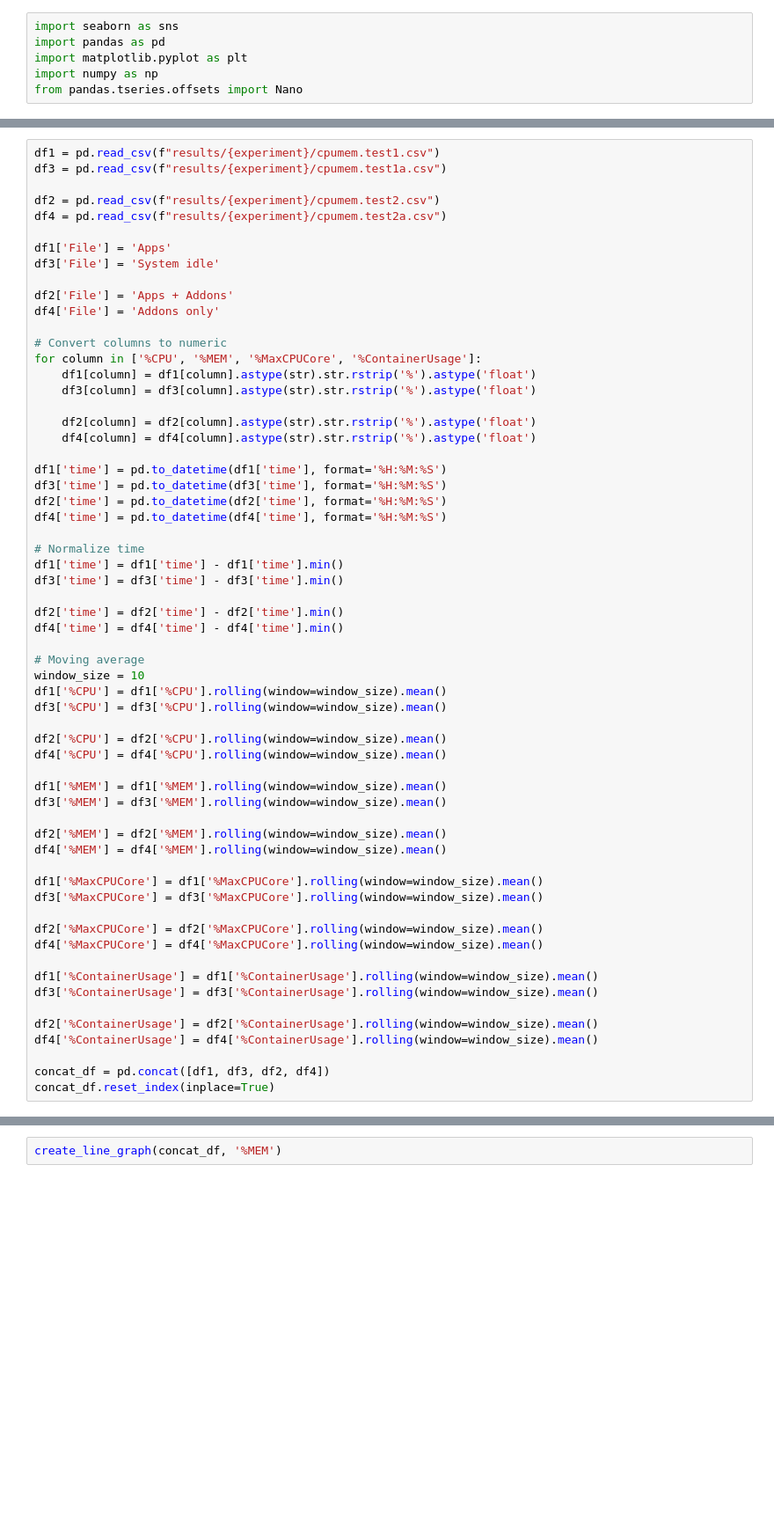
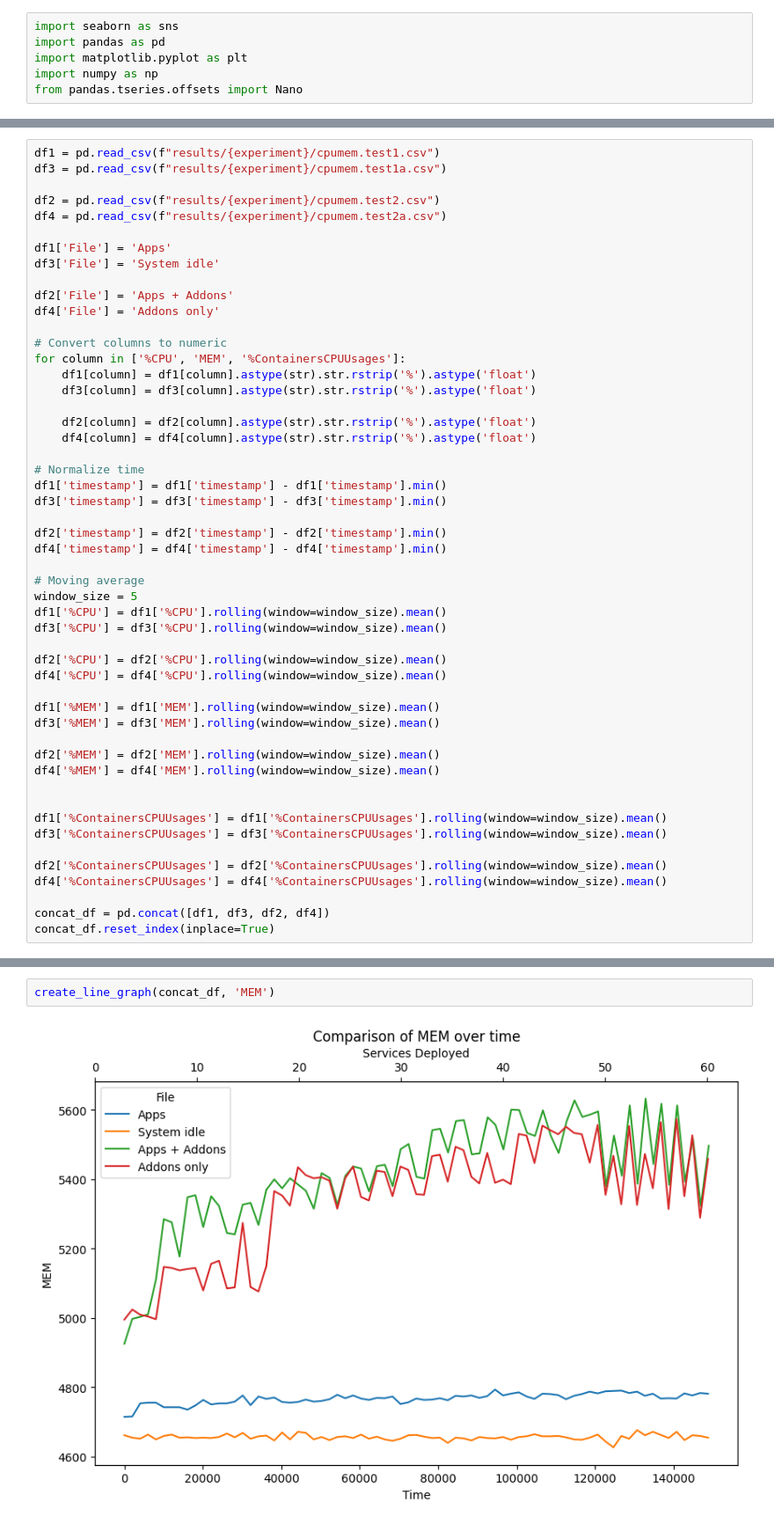
Before and after one commit to oakestra/oakestra, a Jupyter notebook: evaluation/visualization.ipynb, the cells around one changed output, grey strips where cells are left out. Shown: that part at 88% size. Cells and saved outputs as stored; diff of their text form; blank space fills up the shorter version.

```diff
--- a/evaluation/visualization.ipynb
+++ b/evaluation/visualization.ipynb
@@ -55,50 +62,40 @@ df2['File'] = 'Apps + Addons'
 df4['File'] = 'Addons only'
 
 # Convert columns to numeric
-for column in ['%CPU', '%MEM', '%MaxCPUCore', '%ContainerUsage']:
+for column in ['%CPU', 'MEM', '%ContainersCPUUsages']:
     df1[column] = df1[column].astype(str).str.rstrip('%').astype('float')
     df3[column] = df3[column].astype(str).str.rstrip('%').astype('float')
 
     df2[column] = df2[column].astype(str).str.rstrip('%').astype('float')
     df4[column] = df4[column].astype(str).str.rstrip('%').astype('float')
 
-df1['time'] = pd.to_datetime(df1['time'], format='%H:%M:%S')
-df3['time'] = pd.to_datetime(df3['time'], format='%H:%M:%S')
-df2['time'] = pd.to_datetime(df2['time'], format='%H:%M:%S')
-df4['time'] = pd.to_datetime(df4['time'], format='%H:%M:%S')
+# Normalize time
+df1['timestamp'] = df1['timestamp'] - df1['timestamp'].min()
+df3['timestamp'] = df3['timestamp'] - df3['timestamp'].min()
 
-# Normalize time
-df1['time'] = df1['time'] - df1['time'].min()
-df3['time'] = df3['time'] - df3['time'].min()
-
-df2['time'] = df2['time'] - df2['time'].min()
-df4['time'] = df4['time'] - df4['time'].min()
+df2['timestamp'] = df2['timestamp'] - df2['timestamp'].min()
+df4['timestamp'] = df4['timestamp'] - df4['timestamp'].min()
 
 # Moving average
-window_size = 10
+window_size = 5
 df1['%CPU'] = df1['%CPU'].rolling(window=window_size).mean()
 df3['%CPU'] = df3['%CPU'].rolling(window=window_size).mean()
 
 df2['%CPU'] = df2['%CPU'].rolling(window=window_size).mean()
 df4['%CPU'] = df4['%CPU'].rolling(window=window_size).mean()
 
-df1['%MEM'] = df1['%MEM'].rolling(window=window_size).mean()
-df3['%MEM'] = df3['%MEM'].rolling(window=window_size).mean()
+df1['%MEM'] = df1['MEM'].rolling(window=window_size).mean()
+df3['%MEM'] = df3['MEM'].rolling(window=window_size).mean()
 
-df2['%MEM'] = df2['%MEM'].rolling(window=window_size).mean()
-df4['%MEM'] = df4['%MEM'].rolling(window=window_size).mean()
+df2['%MEM'] = df2['MEM'].rolling(window=window_size).mean()
+df4['%MEM'] = df4['MEM'].rolling(window=window_size).mean()
 
-df1['%MaxCPUCore'] = df1['%MaxCPUCore'].rolling(window=window_size).mean()
-df3['%MaxCPUCore'] = df3['%MaxCPUCore'].rolling(window=window_size).mean()
 
-df2['%MaxCPUCore'] = df2['%MaxCPUCore'].rolling(window=window_size).mean()
-df4['%MaxCPUCore'] = df4['%MaxCPUCore'].rolling(window=window_size).mean()
+df1['%ContainersCPUUsages'] = df1['%ContainersCPUUsages'].rolling(window=window_size).mean()
+df3['%ContainersCPUUsages'] = df3['%ContainersCPUUsages'].rolling(window=window_size).mean()
 
-df1['%ContainerUsage'] = df1['%ContainerUsage'].rolling(window=window_size).mean()
-df3['%ContainerUsage'] = df3['%ContainerUsage'].rolling(window=window_size).mean()
-
-df2['%ContainerUsage'] = df2['%ContainerUsage'].rolling(window=window_size).mean()
-df4['%ContainerUsage'] = df4['%ContainerUsage'].rolling(window=window_size).mean()
+df2['%ContainersCPUUsages'] = df2['%ContainersCPUUsages'].rolling(window=window_size).mean()
+df4['%ContainersCPUUsages'] = df4['%ContainersCPUUsages'].rolling(window=window_size).mean()
 
 concat_df = pd.concat([df1, df3, df2, df4])
 concat_df.reset_index(inplace=True)
@@ -107,3 +106,5 @@ create_line_graph(concat_df, '%CPU')
 # %%
-create_line_graph(concat_df, '%MEM')
+create_line_graph(concat_df, 'MEM')
+# %% [output]
+[figure, added]
 # %%
```
Also changed, not shown: parts of 6 cells of this notebook, 16 other files.
